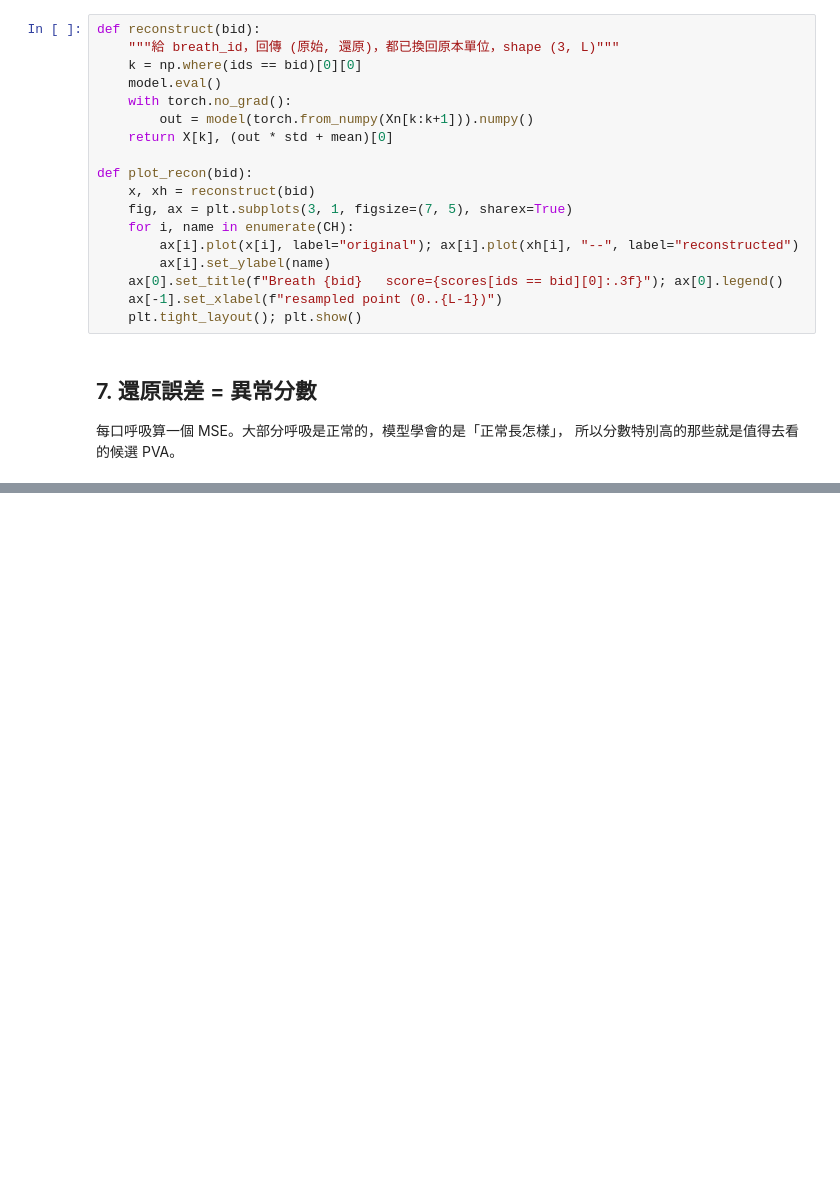
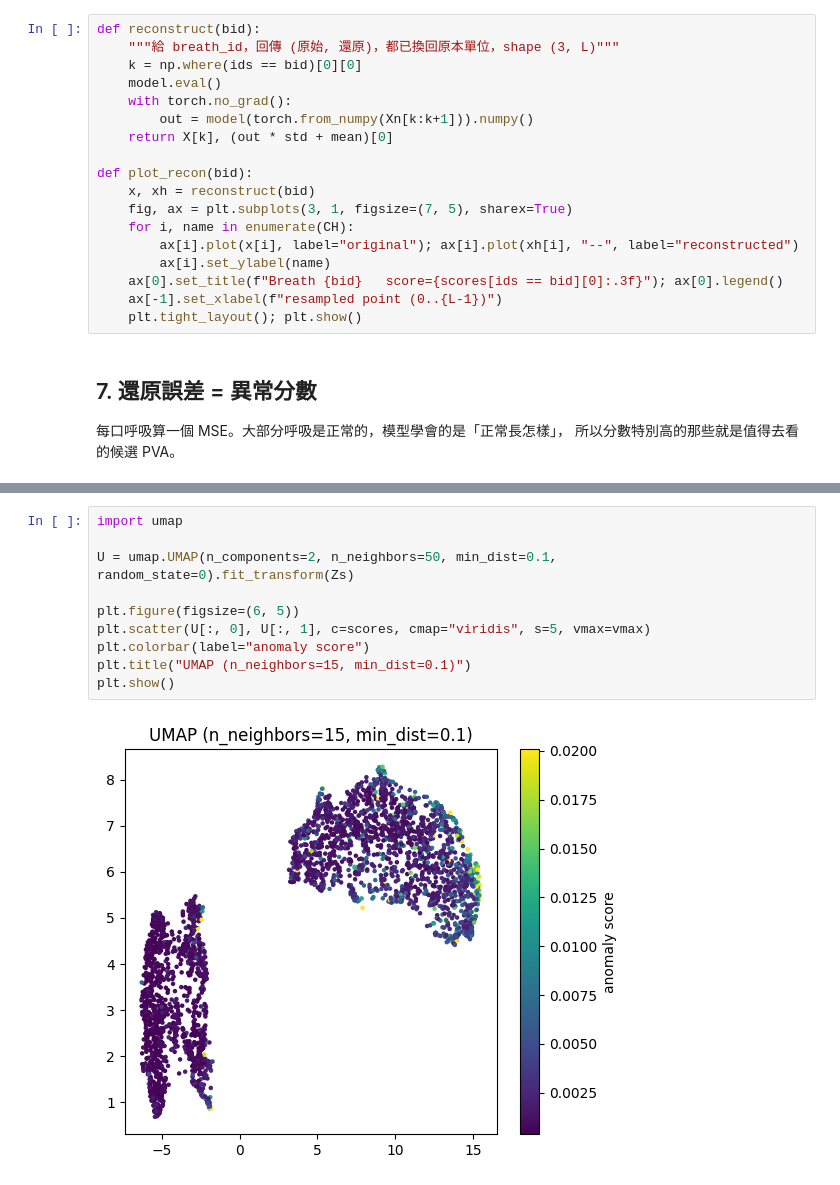
Before and after one commit to EasyBoy5566/pva_training, a Jupyter notebook: autoencoder.ipynb, the cells around one changed output, grey strips where cells are left out. Drawn from its saved outputs; the diff is of its cells as text; blank space fills up the shorter version.

```diff
--- a/autoencoder.ipynb
+++ b/autoencoder.ipynb
@@ -705,0 +564,12 @@ for bid in cluster_ids(c, 3):
+# %%
+import umap
+
+U = umap.UMAP(n_components=2, n_neighbors=50, min_dist=0.1, random_state=0).fit_transform(Zs)
+
+plt.figure(figsize=(6, 5))
+plt.scatter(U[:, 0], U[:, 1], c=scores, cmap="viridis", s=5, vmax=vmax)
+plt.colorbar(label="anomaly score")
+plt.title("UMAP (n_neighbors=15, min_dist=0.1)")
+plt.show()
+# %% [output]
+[figure, added]
```
Also changed, not shown: parts of 35 cells of this notebook, 1 other file.
